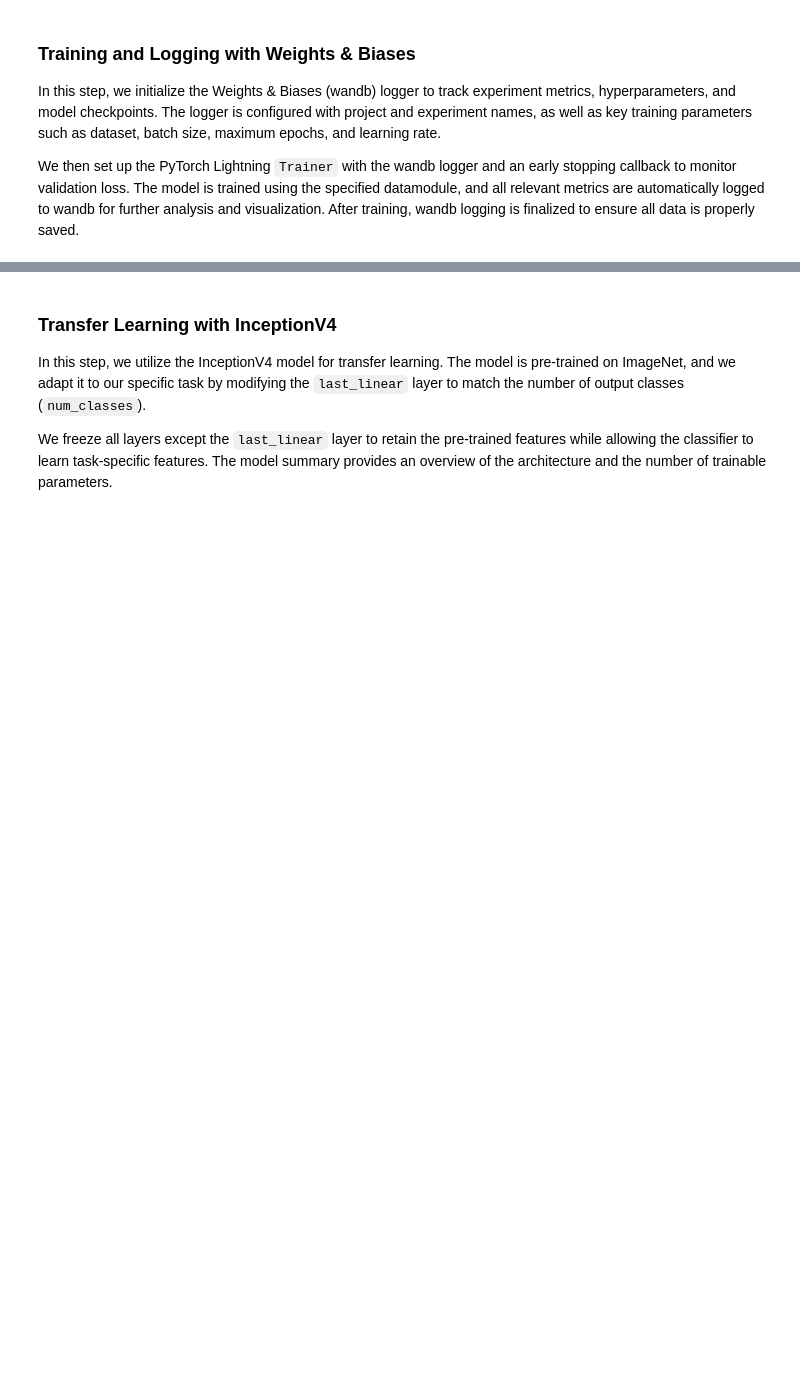
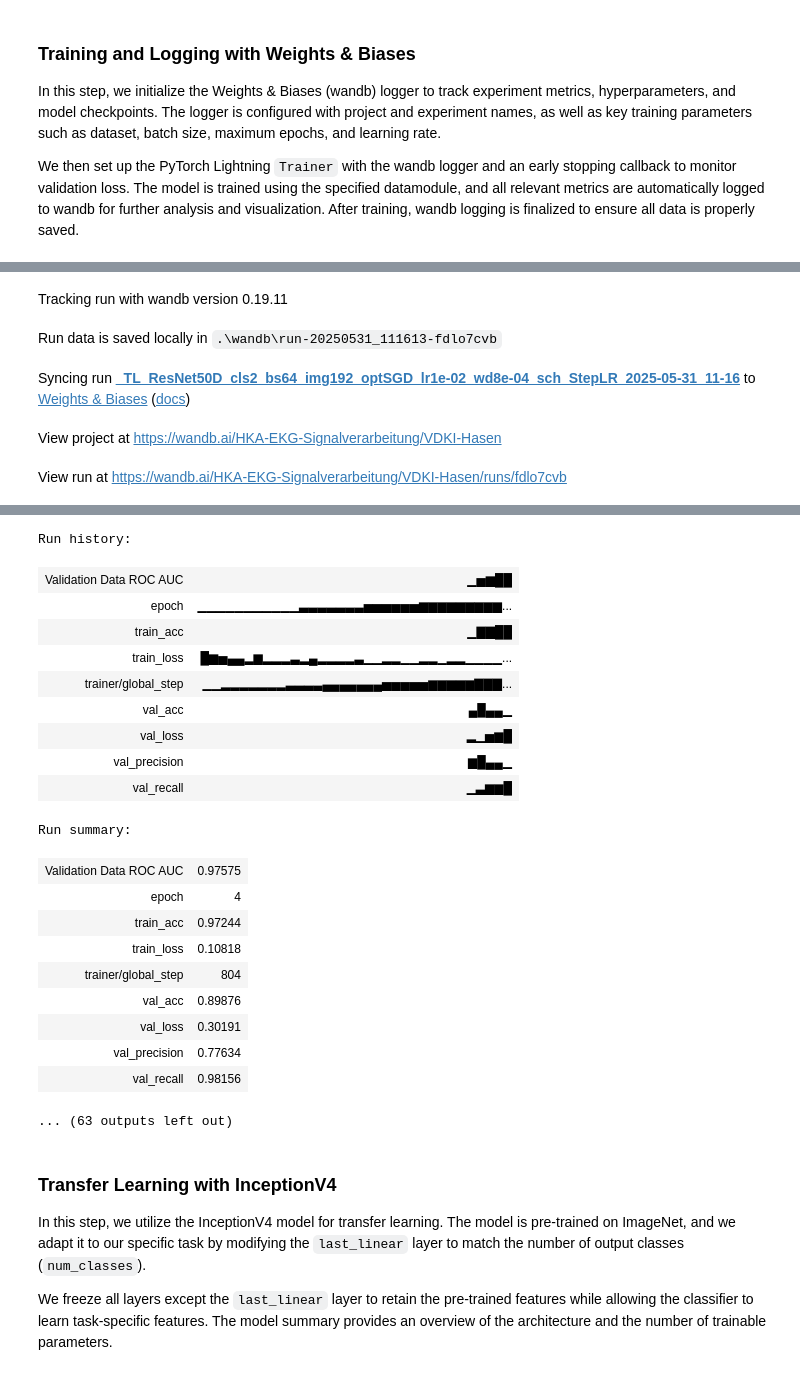
Before and after one commit to lukpausr/HKA_VDKI, a Jupyter notebook: main transferlearning.ipynb, the cells around one changed output, grey strips where cells are left out. Cells and saved outputs as stored; diff of their text form; code cells hidden in the pictures; blank space fills up the shorter version.

Commit message:
Code cleanup, Hyperparameter optimization for all TL-Models

```diff
--- a/main transferlearning.ipynb
+++ b/main transferlearning.ipynb
@@ -537,30 +251,32 @@ In this step, we initialize the Weights & Biases (wandb) logger to track experim
 
 We then set up the PyTorch Lightning `Trainer` with the wandb logger and an early stopping callback to monitor validation loss. The model is trained using the specified datamodule, and all relevant metrics are automatically logged to wandb for further analysis and visualization. After training, wandb logging is finalized to ensure all data is properly saved.
 # %%
-# # Initialize the Wandb logger
-# wandb_logger = WandbLogger(
-#     project=config['wandb_project_name'],
-#     name=config['wandb_experiment_name'],
-#     config={
-#         'dataset': 'CIFAR-binary',
-#         'batch_size': config['batch_size'],
-#         'max_epochs': config['max_epochs'],
-#         'learning_rate': config['learning_rate']
-#     }
-# )
+import datetime
+config['sweep_id'] = datetime.datetime.now().strftime("%Y%m%d_%H%M")
 
-# # Train the model and log relevant metrics using PyTorch Lightning Trainer and WandbLogger
-# trainer = Trainer(
-#     max_epochs=config['max_epochs'],
-#     default_root_dir='model/checkpoint/',
-#     accelerator="auto",
-#     devices="auto",
-#     strategy="auto",
-#     callbacks=[EarlyStopping(monitor='val_loss', patience=5, mode='min')],
-#     logger=wandb_logger
-# )
+def objective(trial):
+    model_fct = getResNet50D_model
+    trainer = OptunaTrainer(
+        model=model_fct,                        # Function to create the model
+        config=config,
+        normalize_mean=[0.485, 0.456, 0.406],
+        normalize_std=[0.229, 0.224, 0.225],
+        dataset_name="DwarfRabbits-binary"
+    )
+    return trainer.run_training(trial)
 
-# trainer.fit(model=lightning_model, datamodule=dm)
+# Create an Optuna study
+study = optuna.create_study(direction="minimize")  # because we minimize val_loss
 
-# # Finish wandb logging
-# wandb.finish()
+# Set verbosity to WARNING to reduce output clutter
+optuna.logging.set_verbosity(optuna.logging.WARNING)
+
+# Start the hyperparameter optimization
+# study.optimize(objective, n_trials=config['number_of_trials'])
+study.optimize(objective, n_trials=5)
+
+# Best result
+print("Best trial:")
+print(study.best_trial.params)
+print("Best value (val_loss):", study.best_value)
+# %% [output]
@@ -566,0 +291,5 @@ We then set up the PyTorch Lightning `Trainer` with the wandb logger and an earl
+Tracking run with wandb version 0.19.11
+Run data is saved locally in .\wandb\run-20250531_111613-fdlo7cvb
+Syncing run _TL_ResNet50D_cls2_bs64_img192_optSGD_lr1e-02_wd8e-04_sch_StepLR_2025-05-31_11-16 to Weights & Biases (docs)
+View project at https://wandb.ai/HKA-EKG-Signalverarbeitung/VDKI-Hasen
+View run at https://wandb.ai/HKA-EKG-Signalverarbeitung/VDKI-Hasen/runs/fdlo7cvb
@@ -567,3 +317,24 @@ We then set up the PyTorch Lightning `Trainer` with the wandb logger and an earl
+Run history:
+| Validation Data ROC AUC | ▁▅▆██ |
+| epoch | ▁▁▁▁▁▁▁▁▁▁▁▃▃▃▃▃▃▃▅▅▅▅▅▅▆▆▆▆▆▆▆▆▆... |
+| train_acc | ▁▇▇██ |
+| train_loss | █▆▅▄▄▂▆▂▂▂▃▂▄▂▂▂▂▃▁▁▂▂▁▁▂▂▁▂▂▁▁▁▁... |
+| trainer/global_step | ▁▁▂▂▂▂▂▂▂▃▃▃▃▄▄▄▄▄▄▄▅▅▅▅▅▆▆▆▆▆▇▇▇... |
+| val_acc | ▄█▄▄▁ |
+| val_loss | ▂▁▅▆█ |
+| val_precision | ▆█▄▄▁ |
+| val_recall | ▁▃▆▆█ |
+Run summary:
+| Validation Data ROC AUC | 0.97575 |
+| epoch | 4 |
+| train_acc | 0.97244 |
+| train_loss | 0.10818 |
+| trainer/global_step | 804 |
+| val_acc | 0.89876 |
+| val_loss | 0.30191 |
+| val_precision | 0.77634 |
+| val_recall | 0.98156 |
+... (63 outputs left out)
 # %% [markdown]
 ### Transfer Learning with InceptionV4
 
```
Also changed, not shown: parts of 19 cells of this notebook, 4 other files.
